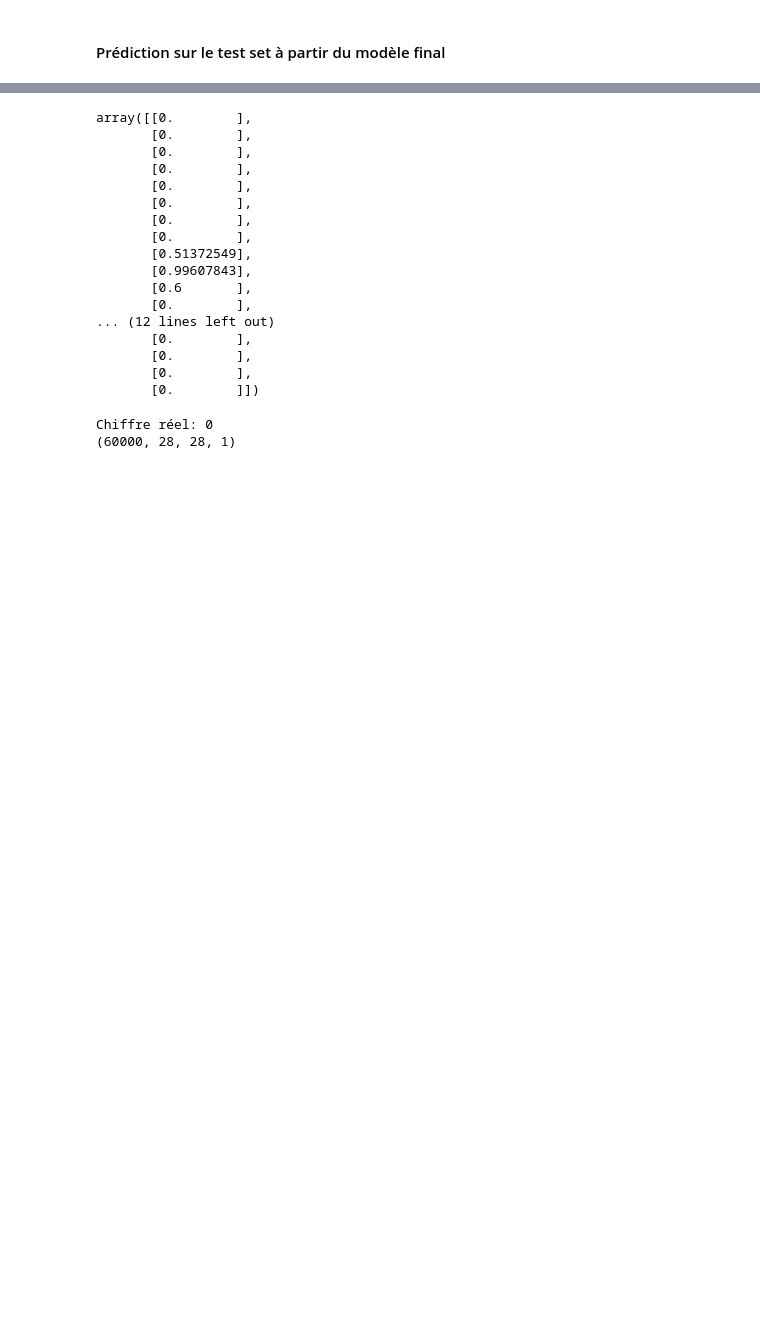
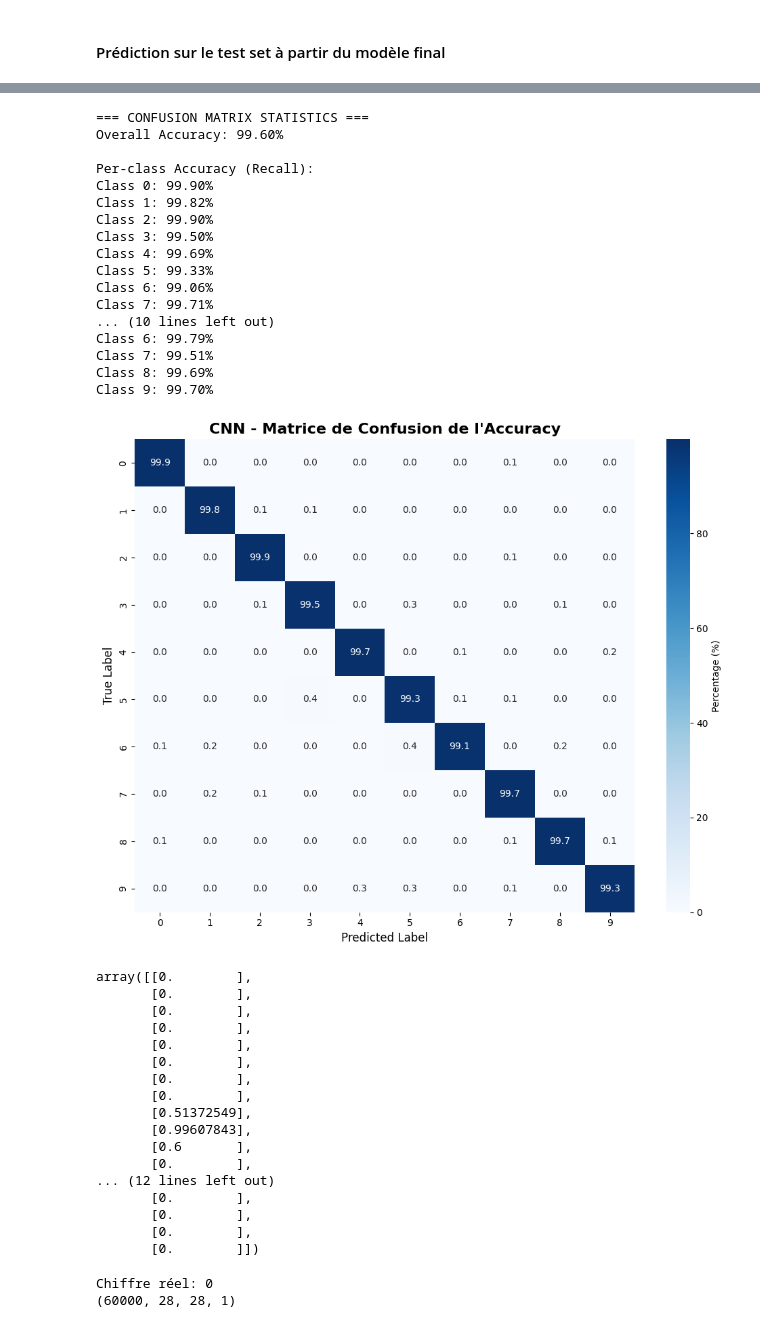
Before and after one commit to Feinst69/digits-classification, a Jupyter notebook: main_notebook.ipynb, the cells around one changed output, grey strips where cells are left out. Drawn from its saved outputs; the diff is of its cells as text; code cells hidden in the pictures; blank space fills up the shorter version.

```diff
--- a/main_notebook.ipynb
+++ b/main_notebook.ipynb
@@ -459,3 +1622,33 @@ Probabilité pour le chiffre 9: 0.30%
+# %%
+# Convert one-hot encoded labels to class indices
+y_test_classes = np.argmax(y_cat_test, axis=1)
+pred_classes = np.argmax(predictions, axis=1)
+
+# Create the percentage confusion matrix
+cm_raw, cm_percent = create_percentage_confusion_matrix(
+    y_test_classes,
+    pred_classes,
+    title="CNN - Matrice de Confusion de l'Accuracy"
+)
+# %% [output]
+=== CONFUSION MATRIX STATISTICS ===
+Overall Accuracy: 99.60%
+
+Per-class Accuracy (Recall):
+Class 0: 99.90%
+Class 1: 99.82%
+Class 2: 99.90%
+Class 3: 99.50%
+Class 4: 99.69%
+Class 5: 99.33%
+Class 6: 99.06%
+Class 7: 99.71%
+... (10 lines left out)
+Class 6: 99.79%
+Class 7: 99.51%
+Class 8: 99.69%
+Class 9: 99.70%
+[figure, added]
 # %%
 X_test[42][7]
 # %% [output]
```
Also changed, not shown: parts of 18 cells of this notebook, 6 other files.
